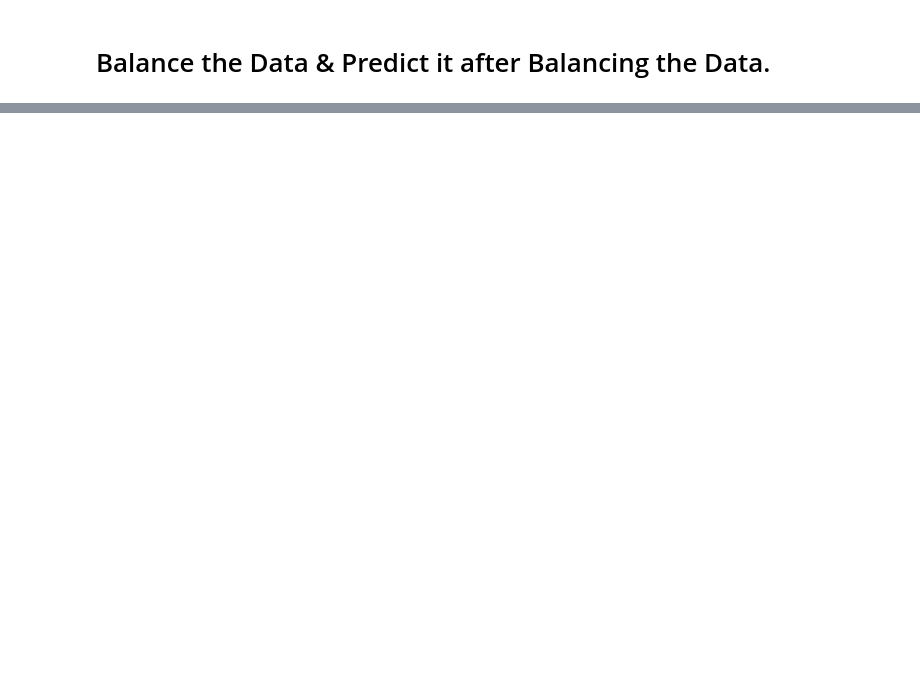
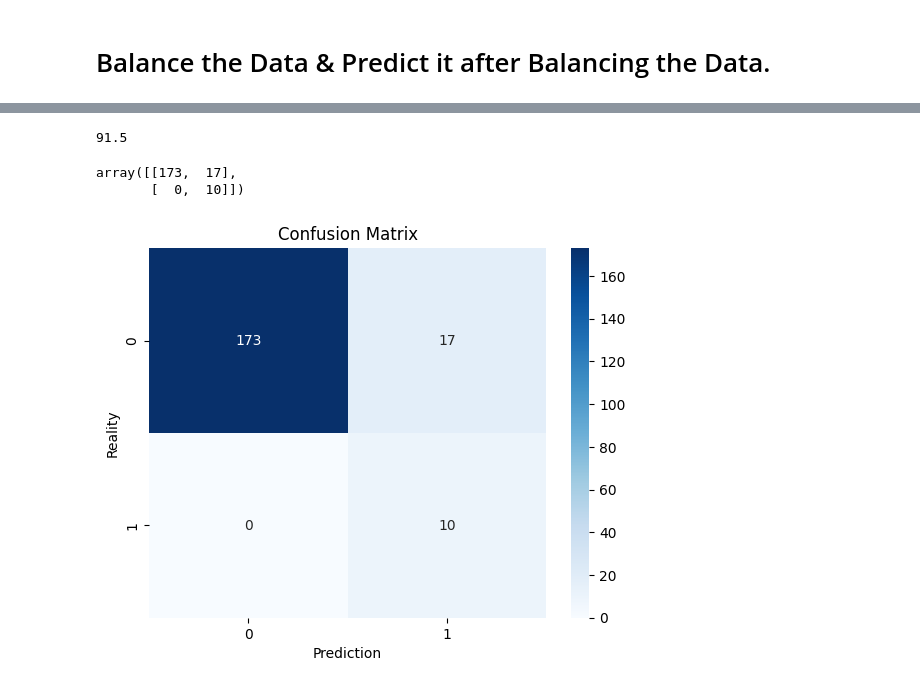
Before and after one commit to 87690ut/Python_Finall_Projects, a Jupyter notebook: ML_Journey/ML_day_9_Imbalance_data_smote.ipynb, the cells around one changed output, grey strips where cells are left out. Drawn from its saved outputs; the diff is of its cells as text; code cells hidden in the pictures; blank space fills up the shorter version.

Commit message:
Imbalance data balancing and prediction.

```diff
--- a/ML_Journey/ML_day_9_Imbalance_data_smote.ipynb
+++ b/ML_Journey/ML_day_9_Imbalance_data_smote.ipynb
@@ -133 +129,4 @@ Target
 Name: count, dtype: int64
+# %%
+smote_model = LogisticRegression()
+smote_model.fit(X_train_smote,y_train_smote)
@@ -133,0 +135,3 @@ Name: count, dtype: int64
+# %%
+pred = smote_model.predict(X_test_scaled)
+pred
@@ -133,0 +149,19 @@ Name: count, dtype: int64
+# %%
+sc = accuracy_score(y_test,pred)
+print(sc * 100)
+# %% [output]
+91.5
+# %%
+confusion = confusion_matrix(y_test,pred)
+confusion
+# %% [output]
+array([[173,  17],
+       [  0,  10]])
+# %%
+sns.heatmap(confusion,annot=True,fmt='d',cmap='Blues')
+plt.title('Confusion Matrix')
+plt.xlabel("Prediction")
+plt.ylabel('Reality')
+plt.show()
+# %% [output]
+[figure, added]
```
Also changed, not shown: parts of 11 cells of this notebook.
